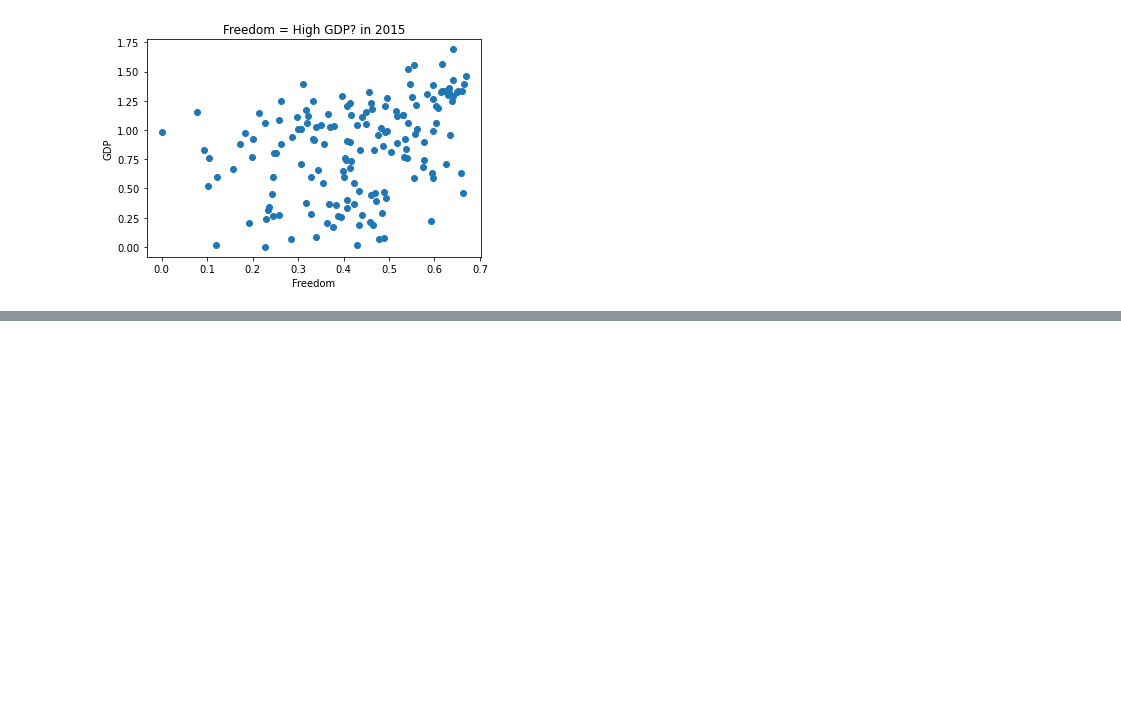
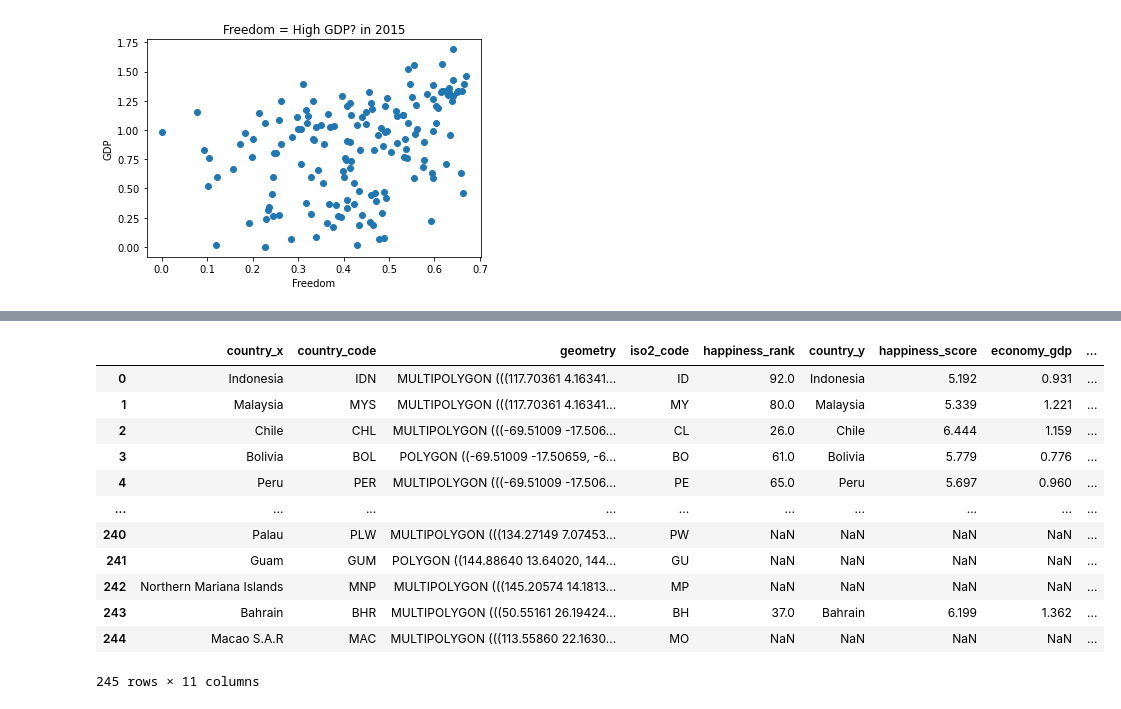
Before and after one commit to rojsiroj/corelation-of-freedom-trust-and-happiness, a Jupyter notebook: cleansing_data.ipynb, the cells around one changed output, grey strips where cells are left out. Cells and saved outputs as stored; diff of their text form; code cells hidden in the pictures; blank space fills up the shorter version.

```diff
--- a/cleansing_data.ipynb
+++ b/cleansing_data.ipynb
@@ -345,0 +366,15 @@ plt.show()
+# %%
+import country_converter as coco
+
+# Next, we need to ensure that our data matches with the country codes.
+iso3_codes = geo_df['country'].to_list()
+
+# Convert to iso3_codes
+iso2_codes_list = coco.convert(names=iso3_codes, to='ISO2', not_found='NULL')
+
+# Add the list with iso2 codes to the dataframe
+geo_df['iso2_code'] = iso2_codes_list
+
+# There are some countries for which the converter could not find a country code.
+# We will drop these countries.
+geo_df = geo_df.drop(geo_df.loc[geo_df['iso2_code'] == 'NULL'].index)
@@ -345,0 +417,17 @@ plt.show()
+# %%
+merged_df = pd.merge(left=geo_df, right=df2019, how='left', left_on='iso2_code', right_on='iso2_code')
+merged_df
+# %% [output]
+|  | country_x | country_code | geometry | iso2_code | happiness_rank | country_y | happiness_score | economy_gdp | ... |
+| 0 | Indonesia | IDN | MULTIPOLYGON (((117.70361 4.16341... | ID | 92.0 | Indonesia | 5.192 | 0.931 | ... |
+| 1 | Malaysia | MYS | MULTIPOLYGON (((117.70361 4.16341... | MY | 80.0 | Malaysia | 5.339 | 1.221 | ... |
+| 2 | Chile | CHL | MULTIPOLYGON (((-69.51009 -17.506... | CL | 26.0 | Chile | 6.444 | 1.159 | ... |
+| 3 | Bolivia | BOL | POLYGON ((-69.51009 -17.50659, -6... | BO | 61.0 | Bolivia | 5.779 | 0.776 | ... |
+| 4 | Peru | PER | MULTIPOLYGON (((-69.51009 -17.506... | PE | 65.0 | Peru | 5.697 | 0.960 | ... |
+| ... | ... | ... | ... | ... | ... | ... | ... | ... | ... |
+| 240 | Palau | PLW | MULTIPOLYGON (((134.27149 7.07453... | PW | NaN | NaN | NaN | NaN | ... |
+| 241 | Guam | GUM | POLYGON ((144.88640 13.64020, 144... | GU | NaN | NaN | NaN | NaN | ... |
+| 242 | Northern Mariana Islands | MNP | MULTIPOLYGON (((145.20574 14.1813... | MP | NaN | NaN | NaN | NaN | ... |
+| 243 | Bahrain | BHR | MULTIPOLYGON (((50.55161 26.19424... | BH | 37.0 | Bahrain | 6.199 | 1.362 | ... |
+| 244 | Macao S.A.R | MAC | MULTIPOLYGON (((113.55860 22.1630... | MO | NaN | NaN | NaN | NaN | ... |
+245 rows × 11 columns
```
Also changed, not shown: parts of 5 cells of this notebook, 13 other files.
